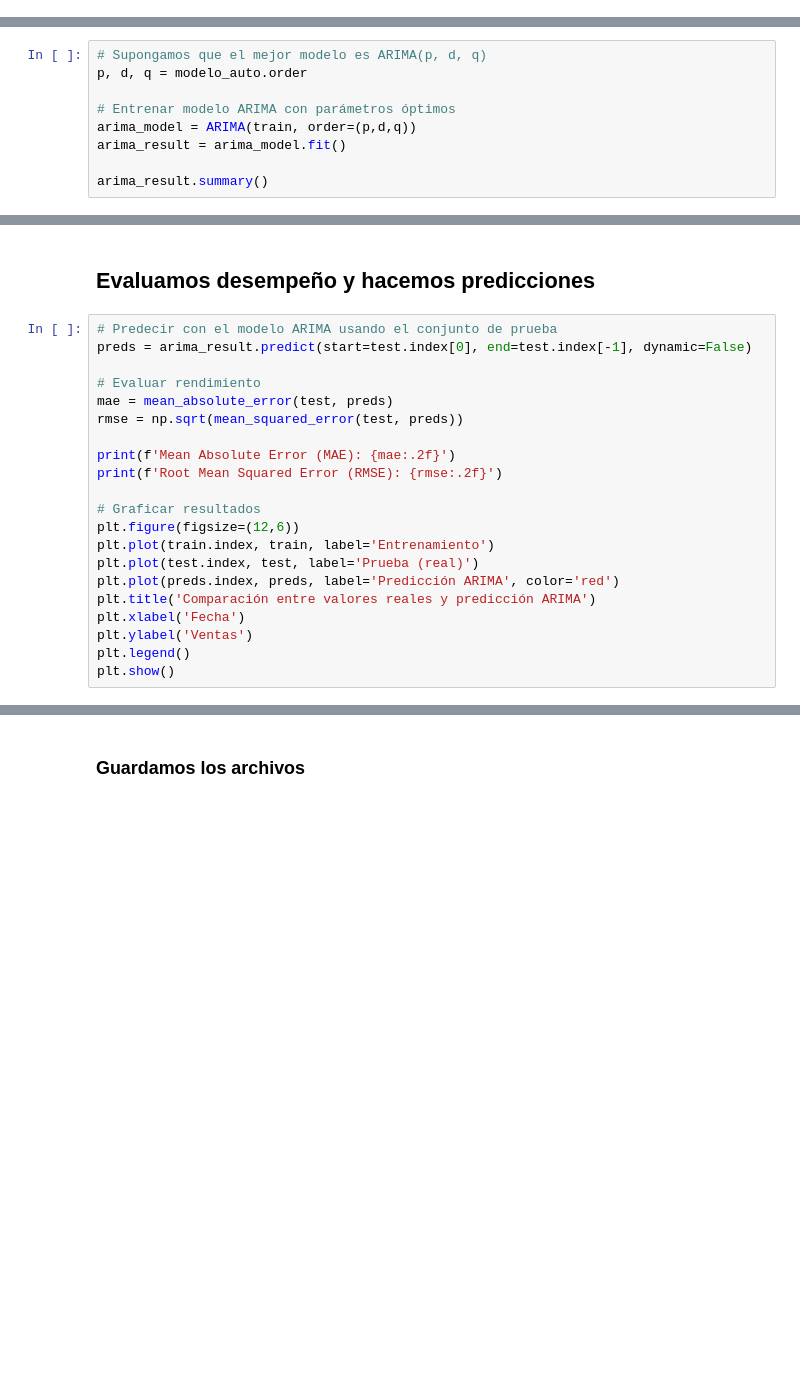
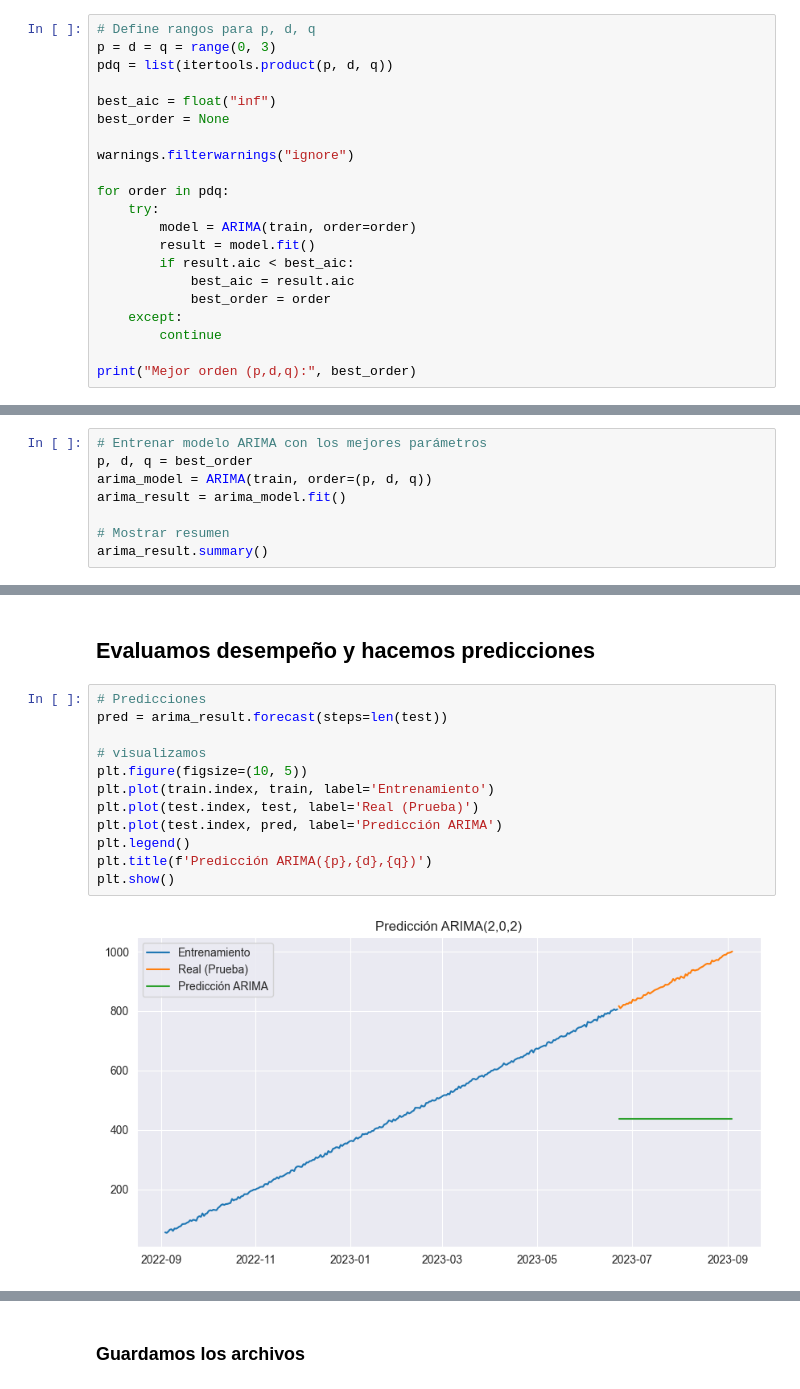
Before and after one commit to 4GeeksAcademy/aliasys-series-de-tiempo, a Jupyter notebook: src/11-series-tiempo.ipynb, the cells around one changed output, grey strips where cells are left out. Drawn from its saved outputs; the diff is of its cells as text; blank space fills up the shorter version.

```diff
--- a/src/11-series-tiempo.ipynb
+++ b/src/11-series-tiempo.ipynb
@@ -168,0 +172,21 @@ modelo_auto.summary()
+# %%
+# Define rangos para p, d, q
+p = d = q = range(0, 3)
+pdq = list(itertools.product(p, d, q))
+
+best_aic = float("inf")
+best_order = None
+
+warnings.filterwarnings("ignore")
+
+for order in pdq:
+    try:
+        model = ARIMA(train, order=order)
+        result = model.fit()
+        if result.aic < best_aic:
+            best_aic = result.aic
+            best_order = order
+    except:
+        continue
+
+print("Mejor orden (p,d,q):", best_order)
@@ -169,11 +195,10 @@ modelo_auto.summary()
 # %% [markdown]
 ## Entrenamos el moedlo ARIMA con los parametros seleccionado
 # %%
-# Supongamos que el mejor modelo es ARIMA(p, d, q)
-p, d, q = modelo_auto.order
-
-# Entrenar modelo ARIMA con parámetros óptimos
-arima_model = ARIMA(train, order=(p,d,q))
+# Entrenar modelo ARIMA con los mejores parámetros
+p, d, q = best_order
+arima_model = ARIMA(train, order=(p, d, q))
 arima_result = arima_model.fit()
 
+# Mostrar resumen
 arima_result.summary()
@@ -180,23 +228,16 @@ arima_result.summary()
 # %% [markdown]
 ## Evaluamos desempeño y hacemos predicciones
-# %%
-# Predecir con el modelo ARIMA usando el conjunto de prueba
-preds = arima_result.predict(start=test.index[0], end=test.index[-1], dynamic=False)
-
-# Evaluar rendimiento
-mae = mean_absolute_error(test, preds)
-rmse = np.sqrt(mean_squared_error(test, preds))
-
-print(f'Mean Absolute Error (MAE): {mae:.2f}')
-print(f'Root Mean Squared Error (RMSE): {rmse:.2f}')
-
-# Graficar resultados
-plt.figure(figsize=(12,6))
-plt.plot(train.index, train, label='Entrenamiento')
-plt.plot(test.index, test, label='Prueba (real)')
-plt.plot(preds.index, preds, label='Predicción ARIMA', color='red')
-plt.title('Comparación entre valores reales y predicción ARIMA')
-plt.xlabel('Fecha')
-plt.ylabel('Ventas')
-plt.legend()
-plt.show()
+# %%
+# Predicciones
+pred = arima_result.forecast(steps=len(test))
+
+# visualizamos
+plt.figure(figsize=(10, 5))
+plt.plot(train.index, train, label='Entrenamiento')
+plt.plot(test.index, test, label='Real (Prueba)')
+plt.plot(test.index, pred, label='Predicción ARIMA')
+plt.legend()
+plt.title(f'Predicción ARIMA({p},{d},{q})')
+plt.show()
+# %% [output]
+[figure, added]
```
Also changed, not shown: parts of 13 cells of this notebook, 3 other files.
